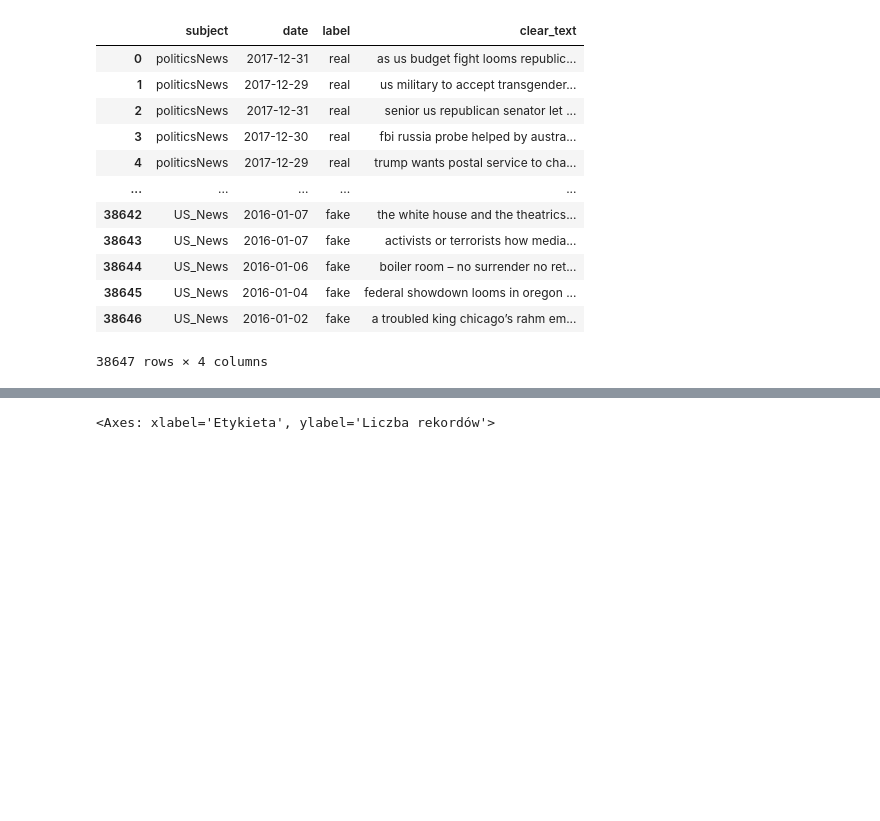
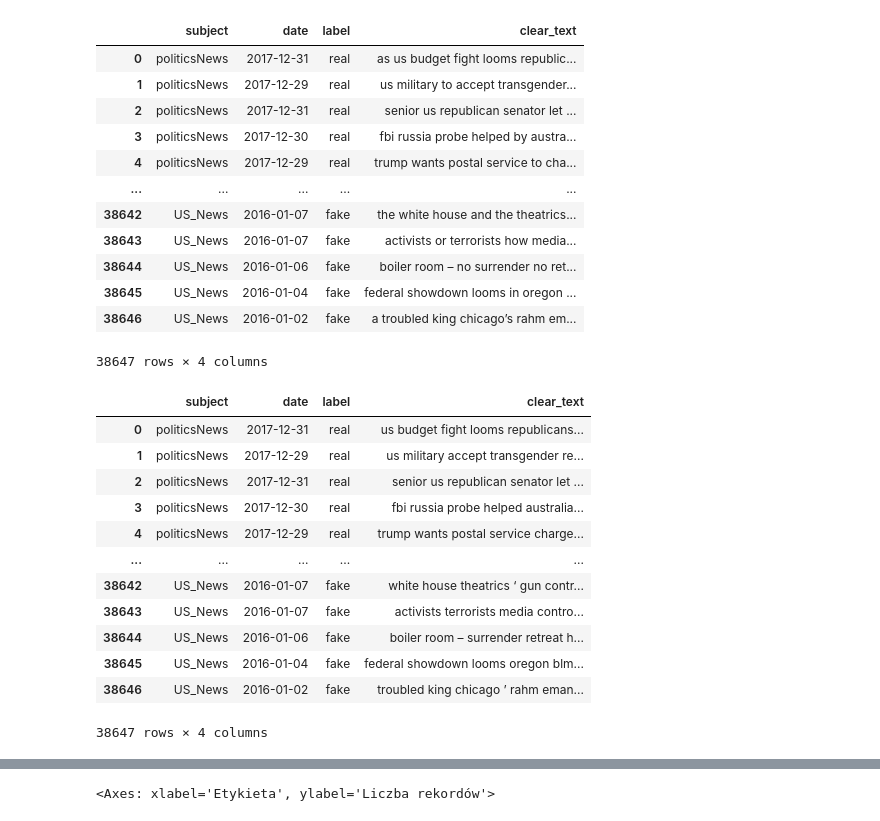
Before and after one commit to LJaremek/ZPRP-news-classification, a Jupyter notebook: notebooks/prepare_data.ipynb, the cells around one changed output, grey strips where cells are left out. Drawn from its saved outputs; the diff is of its cells as text; code cells hidden in the pictures; blank space fills up the shorter version.

```diff
--- a/notebooks/prepare_data.ipynb
+++ b/notebooks/prepare_data.ipynb
@@ -443,3 +460,20 @@ df
 | 38645 | US_News | 2016-01-04 | fake | federal showdown looms in oregon ... |
 | 38646 | US_News | 2016-01-02 | fake | a troubled king chicago’s rahm em... |
 38647 rows × 4 columns
+# %%
+df["clear_text"] = df["clear_text"].apply(remove_stop_words)
+df
+# %% [output]
+|  | subject | date | label | clear_text |
+| 0 | politicsNews | 2017-12-31 | real | us budget fight looms republicans... |
+| 1 | politicsNews | 2017-12-29 | real | us military accept transgender re... |
+| 2 | politicsNews | 2017-12-31 | real | senior us republican senator let ... |
+| 3 | politicsNews | 2017-12-30 | real | fbi russia probe helped australia... |
+| 4 | politicsNews | 2017-12-29 | real | trump wants postal service charge... |
+| ... | ... | ... | ... | ... |
+| 38642 | US_News | 2016-01-07 | fake | white house theatrics ‘ gun contr... |
+| 38643 | US_News | 2016-01-07 | fake | activists terrorists media contro... |
+| 38644 | US_News | 2016-01-06 | fake | boiler room – surrender retreat h... |
+| 38645 | US_News | 2016-01-04 | fake | federal showdown looms oregon blm... |
+| 38646 | US_News | 2016-01-02 | fake | troubled king chicago ’ rahm eman... |
+38647 rows × 4 columns
```
Also changed, not shown: parts of 7 cells of this notebook, 1 other file.
